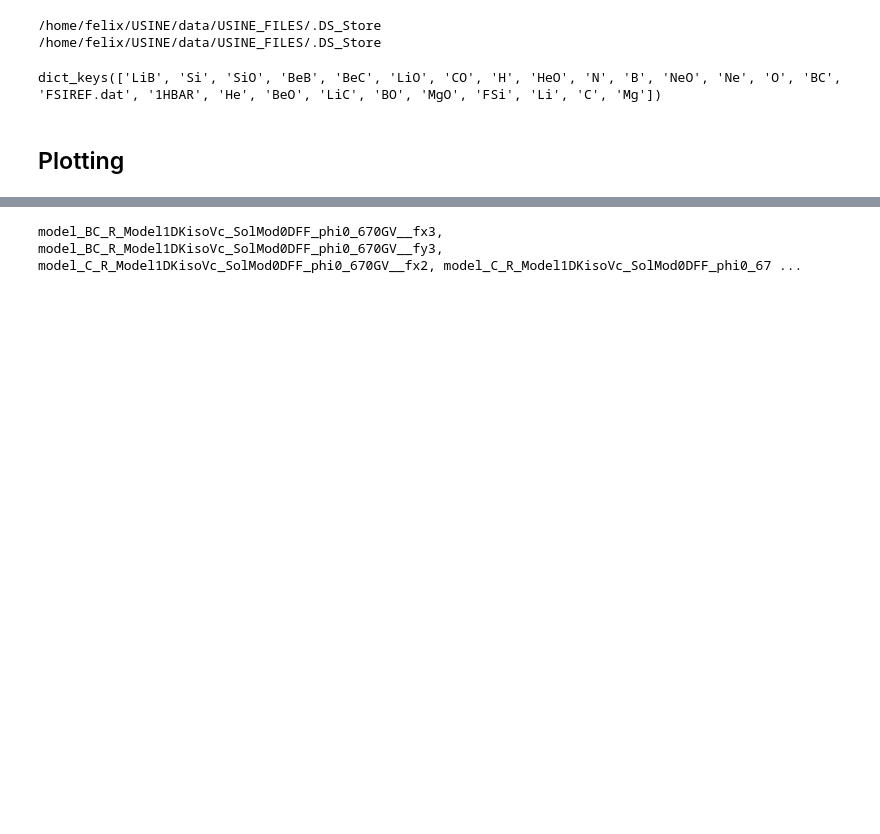
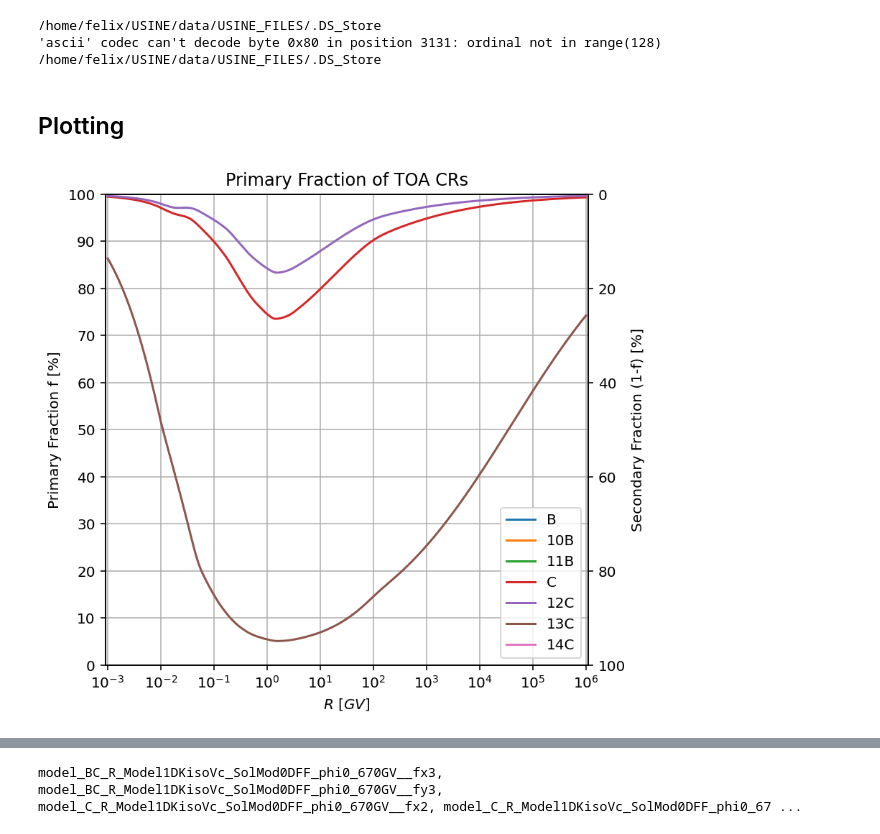
Before and after one commit to Naderschah/USINE_docker, a Jupyter notebook: gen_graphs.ipynb, the cells around one changed output, grey strips where cells are left out. Drawn from its saved outputs; the diff is of its cells as text; code cells hidden in the pictures; blank space fills up the shorter version.

```diff
--- a/gen_graphs.ipynb
+++ b/gen_graphs.ipynb
@@ -11,13 +33,28 @@ from scipy.interpolate import interp1d
 model_dir = '/home/felix/USINE/SLIM_out'
 data_dir = '/home/felix/USINE/data/USINE_FILES'
 
-# Read out files
-model_out = {}
-for i in os.listdir(model_dir):
-    if i.endswith('.out'):
-        name = i.split('_')[2] # Gives element name
-        model_out[name] = pd.read_csv(os.path.join(model_dir, i))
 
+latex_format = {'Va':'V_{a}', 'Vc':'V_c', 'K0':'K_0', 'delta':'\delta', 'eta_t':'\eta_t', 'Rbreak':'R_{break}','Deltabreak':'\delta_{break}','sbreak':'s_{break}','Rlow':'R_{low}', 'deltalow':'\delta_{low}', 'slow':'s_{low}'}
+
+# Read out file
+transport_params = {}
+with open(model_dir+'/model_vals_pars.out', 'r') as f:
+    lines = f.readlines()
+    cond = False
+for line in lines:
+    if '# Source' in line:
+        cond = False
+        break
+    if cond and line!='\n':
+        key, value = line.split('=')
+        # Latex format key
+        key = latex_format[key.strip(' ')]
+        # Add units
+        key = key + ' (' + value.split('[')[1].split(']')[0] + ')'
+        if key.strip(' ') not in transport_params.keys():
+            transport_params[key.strip(' ')] = float(value.split('[')[0].strip(' '))
+    if '# Transport' in line:
+        cond = True
 # Read .C files for Double ts to retrieve data for isotopes etc.
 C_dat = {}
 for i in os.listdir(model_dir):
@@ -58,15 +95,56 @@ for i in os.listdir(data_dir):
         headers = [i.split('-')[1].strip('\n').strip(' ') for i in lines]
         try:
             AMS_data[i.split('_')[0]]=pd.read_csv(os.path.join(data_dir, i), names=headers, skiprows=commented_lines,encoding='us-ascii', delimiter=r"\s+")
-        except:
+        except Exception as e:
+            print(e)
             print(os.path.join(data_dir, i))
 # %% [output]
 /home/felix/USINE/data/USINE_FILES/.DS_Store
+'ascii' codec can't decode byte 0x80 in position 3131: ordinal not in range(128)
 /home/felix/USINE/data/USINE_FILES/.DS_Store
-# %%
-AMS_data.keys()
-# %% [output]
-dict_keys(['LiB', 'Si', 'SiO', 'BeB', 'BeC', 'LiO', 'CO', 'H', 'HeO', 'N', 'B', 'NeO', 'Ne', 'O', 'BC', 'FSIREF.dat', '1HBAR', 'He', 'BeO', 'LiC', 'BO', 'MgO', 'FSi', 'Li', 'C', 'Mg'])
 # %% [markdown]
 ## Plotting
+# %%
+latex_format = {'Va':'V_{a}', 'Vc':'V_c', 'K0':'K_0', 'delta':'\delta', 'eta_t':'\eta_t', 'Rbreak':'R_{break}','Deltabreak':'\delta_{break}','sbreak':'s_{break}','Rlow':'R_{low}', 'deltalow':'\delta_{low}', 'slow':'s_{low}'}
+
+
+#       Boilerplate
+fig,ax = plt.subplots(figsize=(column_width,column_width))
+fig.set_dpi(72*2)
+
+plt.xlim(0.0009,1100000)
+plt.ylim(0,100)
+plt.xscale('log')
+
+plt.title('Primary Fraction of TOA CRs')
+
+plt.grid()
+plt.xlabel('$R\ [GV]$')
+plt.ylabel('Primary Fraction f [%]')
+
+# Second y axis
+ax_twin = ax.twinx()
+ax_twin.set_ylabel('Secondary Fraction (1-f) [%]')
+ax_twin.set_ylim(100,0)
+
+# ticks
+ax.set_xticks([1e-3, 1e-2,1e-1,1e0,1e1,1e2,1e3,1e4,1e5,1e6])
+ax.set_yticks(np.linspace(0,100,11))
+#ax.get_xaxis().set_major_formatter(matplotlib.ticker.ScalarFormatter())
+
+
+#       Plotting
+for key in C_dat:
+    if 'primaryfrac' in key:
+        if 'fy' not in key:
+            label = key.split('_')[1]
+            ax.plot(C_dat[key], C_dat[key.replace('fx','fy')], label=label)
+
+ax.legend()
+
+plt.savefig('/home/felix/USINE/gen_graphics/{}_primary_fraction.png'.format(model_dir.split('/')[-1][:-len('_out'):]),bbox_inches='tight')
+
+plt.show()
+# %% [output]
+[figure, added]
 # %%
```
Also changed, not shown: parts of 10 cells of this notebook, 20 other files.
